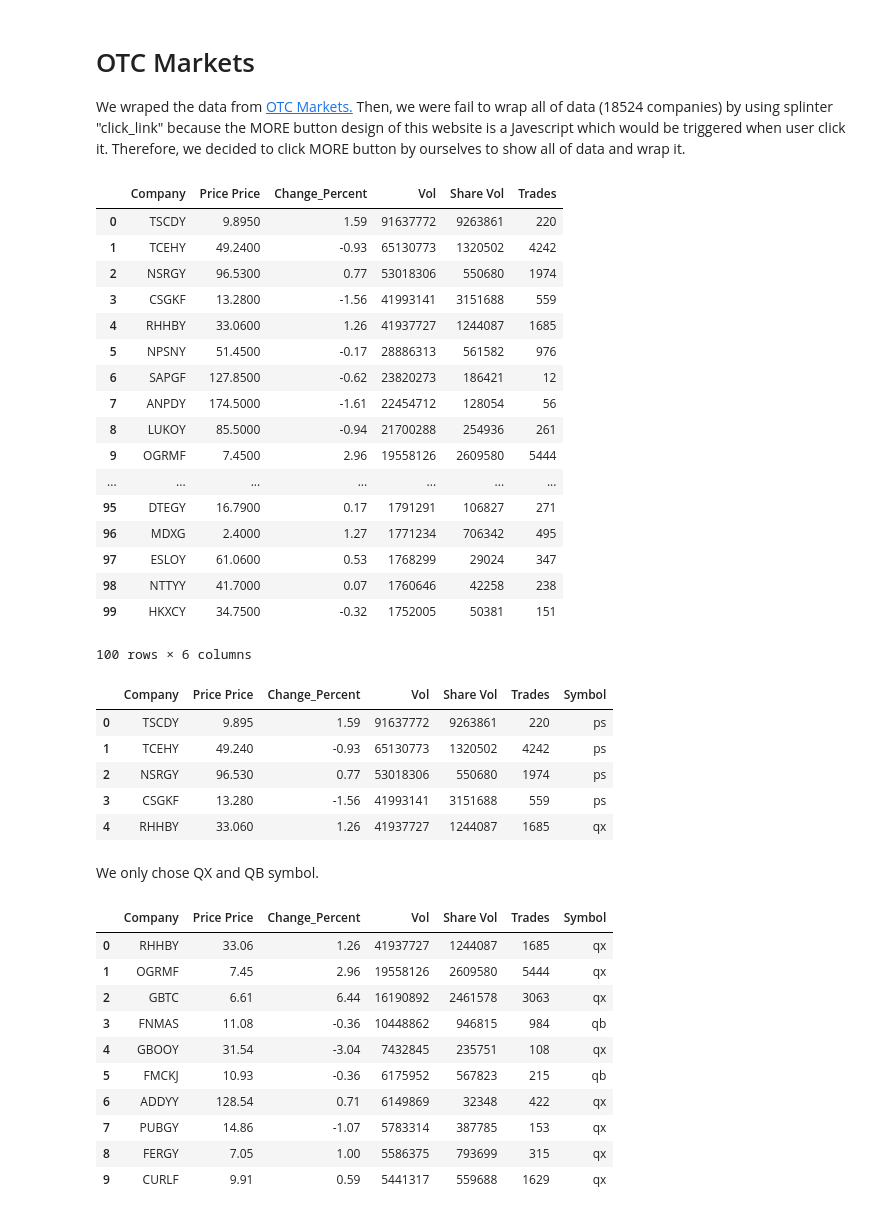
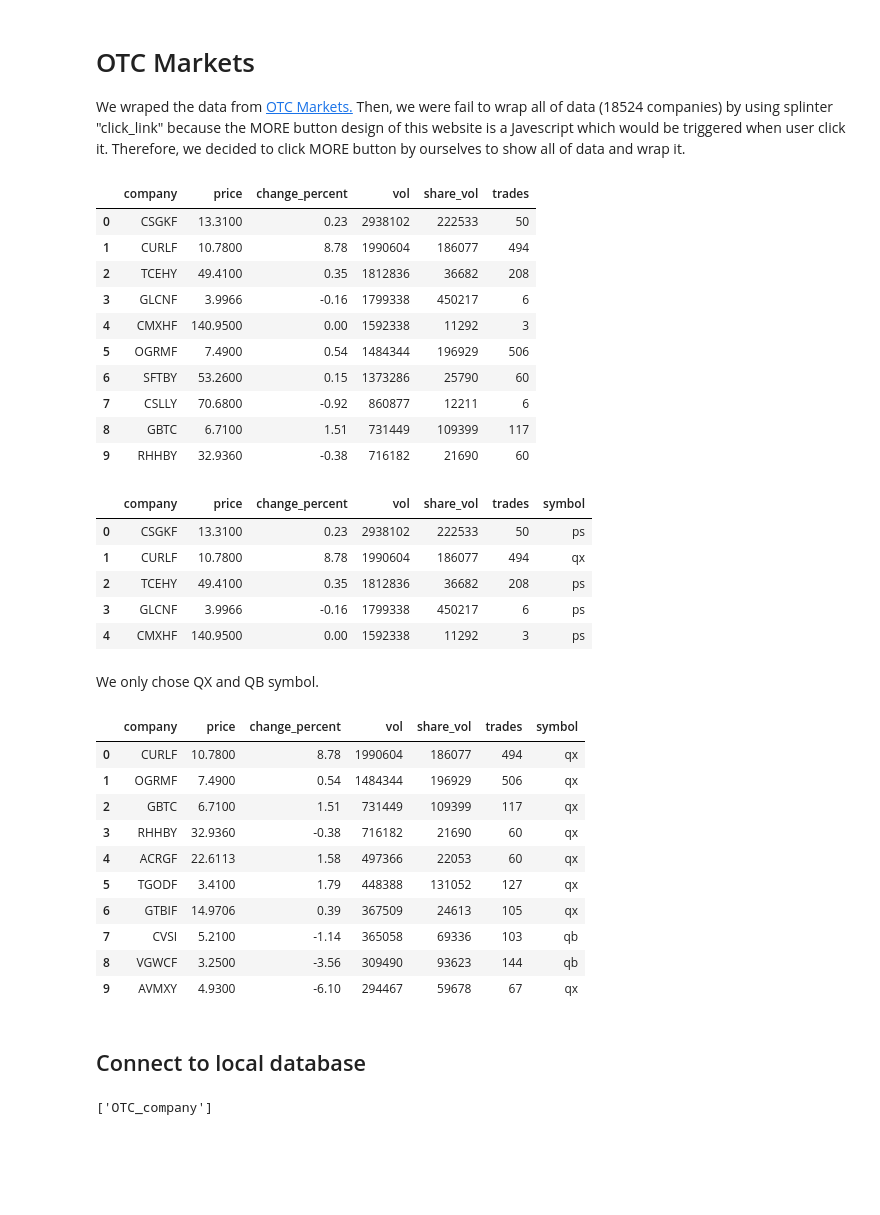
Before and after one commit to monteirof4/market_data, a Jupyter notebook: OTC_Market.ipynb, the cells around one changed output. Drawn from its saved outputs; the diff is of its cells as text; code cells hidden in the pictures; blank space fills up the shorter version.

```diff
--- a/OTC_Market.ipynb
+++ b/OTC_Market.ipynb
@@ -28,28 +29,22 @@ OTC_market_list = pd.read_html(html_content)
 # %%
 #Convert it to DataFrame and rename columns name
 OTC_market_table = OTC_market_list[0]
-OTC_market_table.rename(columns={"Symbol  Sym":"Company","% Change  % Change": "Change_Percent", "$ Vol  $ Vol": "Vol", "Share Vol  Share Vol":"Share Vol",
-                  "Trades  Trades":"Trades"},inplace=True)
+OTC_market_table.rename(columns={"Symbol  Sym":"company","Price  Price":"price",
+                                 "% Change  % Change": "change_percent", "$ Vol  $ Vol": "vol",
+                                 "Share Vol  Share Vol":"share_vol","Trades  Trades":"trades"},inplace=True)
 OTC_market_table.head(10)
 # %% [output]
-|  | Company | Price Price | Change_Percent | Vol | Share Vol | Trades |
-| 0 | TSCDY | 9.8950 | 1.59 | 91637772 | 9263861 | 220 |
-| 1 | TCEHY | 49.2400 | -0.93 | 65130773 | 1320502 | 4242 |
-| 2 | NSRGY | 96.5300 | 0.77 | 53018306 | 550680 | 1974 |
-| 3 | CSGKF | 13.2800 | -1.56 | 41993141 | 3151688 | 559 |
-| 4 | RHHBY | 33.0600 | 1.26 | 41937727 | 1244087 | 1685 |
-| 5 | NPSNY | 51.4500 | -0.17 | 28886313 | 561582 | 976 |
-| 6 | SAPGF | 127.8500 | -0.62 | 23820273 | 186421 | 12 |
-| 7 | ANPDY | 174.5000 | -1.61 | 22454712 | 128054 | 56 |
-| 8 | LUKOY | 85.5000 | -0.94 | 21700288 | 254936 | 261 |
-| 9 | OGRMF | 7.4500 | 2.96 | 19558126 | 2609580 | 5444 |
-| ... | ... | ... | ... | ... | ... | ... |
-| 95 | DTEGY | 16.7900 | 0.17 | 1791291 | 106827 | 271 |
-| 96 | MDXG | 2.4000 | 1.27 | 1771234 | 706342 | 495 |
-| 97 | ESLOY | 61.0600 | 0.53 | 1768299 | 29024 | 347 |
-| 98 | NTTYY | 41.7000 | 0.07 | 1760646 | 42258 | 238 |
-| 99 | HKXCY | 34.7500 | -0.32 | 1752005 | 50381 | 151 |
+|  | company | price | change_percent | vol | share_vol | trades |
+| 0 | CSGKF | 13.3100 | 0.23 | 2938102 | 222533 | 50 |
+| 1 | CURLF | 10.7800 | 8.78 | 1990604 | 186077 | 494 |
+| 2 | TCEHY | 49.4100 | 0.35 | 1812836 | 36682 | 208 |
+| 3 | GLCNF | 3.9966 | -0.16 | 1799338 | 450217 | 6 |
+| 4 | CMXHF | 140.9500 | 0.00 | 1592338 | 11292 | 3 |
+| 5 | OGRMF | 7.4900 | 0.54 | 1484344 | 196929 | 506 |
+| 6 | SFTBY | 53.2600 | 0.15 | 1373286 | 25790 | 60 |
+| 7 | CSLLY | 70.6800 | -0.92 | 860877 | 12211 | 6 |
+| 8 | GBTC | 6.7100 | 1.51 | 731449 | 109399 | 117 |
+| 9 | RHHBY | 32.9360 | -0.38 | 716182 | 21690 | 60 |
-100 rows × 6 columns
 # %%
 #Wrap the icon image link from website in order to identify which Symbol it is.
 #Find all of icon image link
@@ -61,31 +56,33 @@ for x in icon_list:
 # %%
 #Combine symbol data into OTC Market
-OTC_market_table["Symbol"] = symbol
+OTC_market_table["symbol"] = symbol_icon
 OTC_market_table.head()
 # %% [output]
-|  | Company | Price Price | Change_Percent | Vol | Share Vol | Trades | Symbol |
-| 0 | TSCDY | 9.895 | 1.59 | 91637772 | 9263861 | 220 | ps |
-| 1 | TCEHY | 49.240 | -0.93 | 65130773 | 1320502 | 4242 | ps |
-| 2 | NSRGY | 96.530 | 0.77 | 53018306 | 550680 | 1974 | ps |
-| 3 | CSGKF | 13.280 | -1.56 | 41993141 | 3151688 | 559 | ps |
-| 4 | RHHBY | 33.060 | 1.26 | 41937727 | 1244087 | 1685 | qx |
+|  | company | price | change_percent | vol | share_vol | trades | symbol |
+| 0 | CSGKF | 13.3100 | 0.23 | 2938102 | 222533 | 50 | ps |
+| 1 | CURLF | 10.7800 | 8.78 | 1990604 | 186077 | 494 | qx |
+| 2 | TCEHY | 49.4100 | 0.35 | 1812836 | 36682 | 208 | ps |
+| 3 | GLCNF | 3.9966 | -0.16 | 1799338 | 450217 | 6 | ps |
+| 4 | CMXHF | 140.9500 | 0.00 | 1592338 | 11292 | 3 | ps |
 # %% [markdown]
 We only chose QX and QB symbol.
 # %%
-OTC_QX_QB = OTC_market_table.loc[(OTC_market_table.Symbol == "qx") | (OTC_market_table.Symbol == "qb"),:]
+OTC_QX_QB = OTC_market_table.loc[(OTC_market_table.symbol == "qx") | (OTC_market_table.symbol == "qb"),:]
 OTC_QX_QB.reset_index(drop=True,inplace=True)
 OTC_QX_QB.head(10)
 # %% [output]
-|  | Company | Price Price | Change_Percent | Vol | Share Vol | Trades | Symbol |
-| 0 | RHHBY | 33.06 | 1.26 | 41937727 | 1244087 | 1685 | qx |
-| 1 | OGRMF | 7.45 | 2.96 | 19558126 | 2609580 | 5444 | qx |
-| 2 | GBTC | 6.61 | 6.44 | 16190892 | 2461578 | 3063 | qx |
-| 3 | FNMAS | 11.08 | -0.36 | 10448862 | 946815 | 984 | qb |
-| 4 | GBOOY | 31.54 | -3.04 | 7432845 | 235751 | 108 | qx |
-| 5 | FMCKJ | 10.93 | -0.36 | 6175952 | 567823 | 215 | qb |
-| 6 | ADDYY | 128.54 | 0.71 | 6149869 | 32348 | 422 | qx |
-| 7 | PUBGY | 14.86 | -1.07 | 5783314 | 387785 | 153 | qx |
-| 8 | FERGY | 7.05 | 1.00 | 5586375 | 793699 | 315 | qx |
-| 9 | CURLF | 9.91 | 0.59 | 5441317 | 559688 | 1629 | qx |
+|  | company | price | change_percent | vol | share_vol | trades | symbol |
+| 0 | CURLF | 10.7800 | 8.78 | 1990604 | 186077 | 494 | qx |
+| 1 | OGRMF | 7.4900 | 0.54 | 1484344 | 196929 | 506 | qx |
+| 2 | GBTC | 6.7100 | 1.51 | 731449 | 109399 | 117 | qx |
+| 3 | RHHBY | 32.9360 | -0.38 | 716182 | 21690 | 60 | qx |
+| 4 | ACRGF | 22.6113 | 1.58 | 497366 | 22053 | 60 | qx |
+| 5 | TGODF | 3.4100 | 1.79 | 448388 | 131052 | 127 | qx |
+| 6 | GTBIF | 14.9706 | 0.39 | 367509 | 24613 | 105 | qx |
+| 7 | CVSI | 5.2100 | -1.14 | 365058 | 69336 | 103 | qb |
+| 8 | VGWCF | 3.2500 | -3.56 | 309490 | 93623 | 144 | qb |
+| 9 | AVMXY | 4.9300 | -6.10 | 294467 | 59678 | 67 | qx |
 # %%
 OTC_QX_QB.to_csv("part_qx_qb.csv")
+# %% [markdown]
+## Connect to local database
@@ -91,0 +92,5 @@ OTC_QX_QB.to_csv("part_qx_qb.csv")
+# %%
+#Check for tables
+engine.table_names()
+# %% [output]
+['OTC_company']
```
Also changed, not shown: parts of 9 cells of this notebook.
